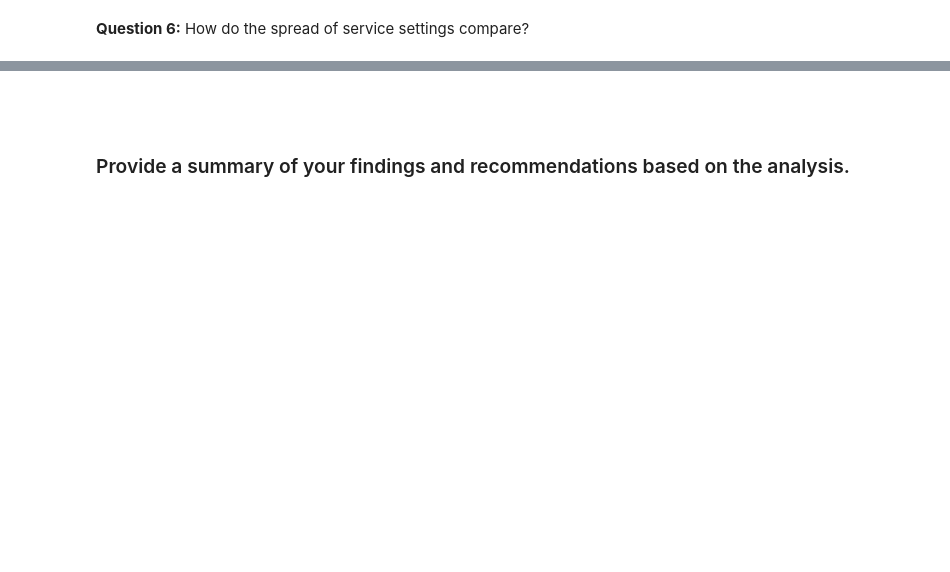
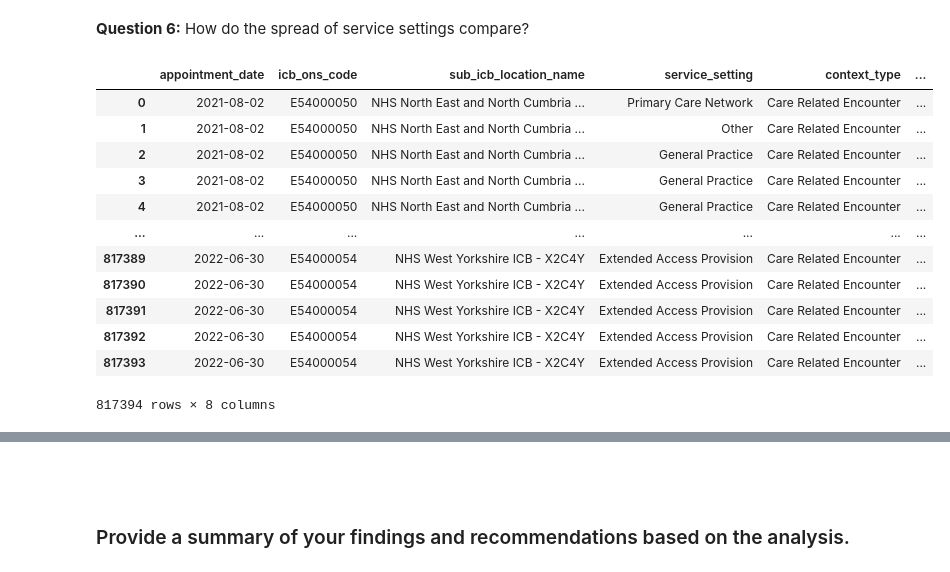
Before and after one commit to angjiashin/LSE_DA_NHS_analysis, a Jupyter notebook: Ang_JiaShin_DA201_Assignment_Notebook.ipynb, the cells around one changed output, grey strips where cells are left out. Drawn from its saved outputs; the diff is of its cells as text; code cells hidden in the pictures; blank space fills up the shorter version.

```diff
--- a/Ang_JiaShin_DA201_Assignment_Notebook.ipynb
+++ b/Ang_JiaShin_DA201_Assignment_Notebook.ipynb
@@ -876,9 +1263,25 @@ pd.options.display.max_colwidth = 200
 **Question 6:** How do the spread of service settings compare?
 # %%
 # Let's go back to the national category DataFrame you created in an earlier assignment activity.
+nc = pd.read_excel('/Users/shin/Desktop/lse_daca/course_2/LSE_DA201_Assignment_files/national_categories.xlsx')
 # %%
 # Create a new DataFrame consisting of the month of appointment and the number of appointments.
-
+nc_app = nc
 # View the DataFrame.
+nc_app
+# %% [output]
+|  | appointment_date | icb_ons_code | sub_icb_location_name | service_setting | context_type | ... |
+| 0 | 2021-08-02 | E54000050 | NHS North East and North Cumbria ... | Primary Care Network | Care Related Encounter | ... |
+| 1 | 2021-08-02 | E54000050 | NHS North East and North Cumbria ... | Other | Care Related Encounter | ... |
+| 2 | 2021-08-02 | E54000050 | NHS North East and North Cumbria ... | General Practice | Care Related Encounter | ... |
+| 3 | 2021-08-02 | E54000050 | NHS North East and North Cumbria ... | General Practice | Care Related Encounter | ... |
+| 4 | 2021-08-02 | E54000050 | NHS North East and North Cumbria ... | General Practice | Care Related Encounter | ... |
+| ... | ... | ... | ... | ... | ... | ... |
+| 817389 | 2022-06-30 | E54000054 | NHS West Yorkshire ICB - X2C4Y | Extended Access Provision | Care Related Encounter | ... |
+| 817390 | 2022-06-30 | E54000054 | NHS West Yorkshire ICB - X2C4Y | Extended Access Provision | Care Related Encounter | ... |
+| 817391 | 2022-06-30 | E54000054 | NHS West Yorkshire ICB - X2C4Y | Extended Access Provision | Care Related Encounter | ... |
+| 817392 | 2022-06-30 | E54000054 | NHS West Yorkshire ICB - X2C4Y | Extended Access Provision | Care Related Encounter | ... |
+| 817393 | 2022-06-30 | E54000054 | NHS West Yorkshire ICB - X2C4Y | Extended Access Provision | Care Related Encounter | ... |
+817394 rows × 8 columns
 # %%
 # Create a boxplot to investigate spread of service settings.
```
Also changed, not shown: parts of 53 cells of this notebook.
